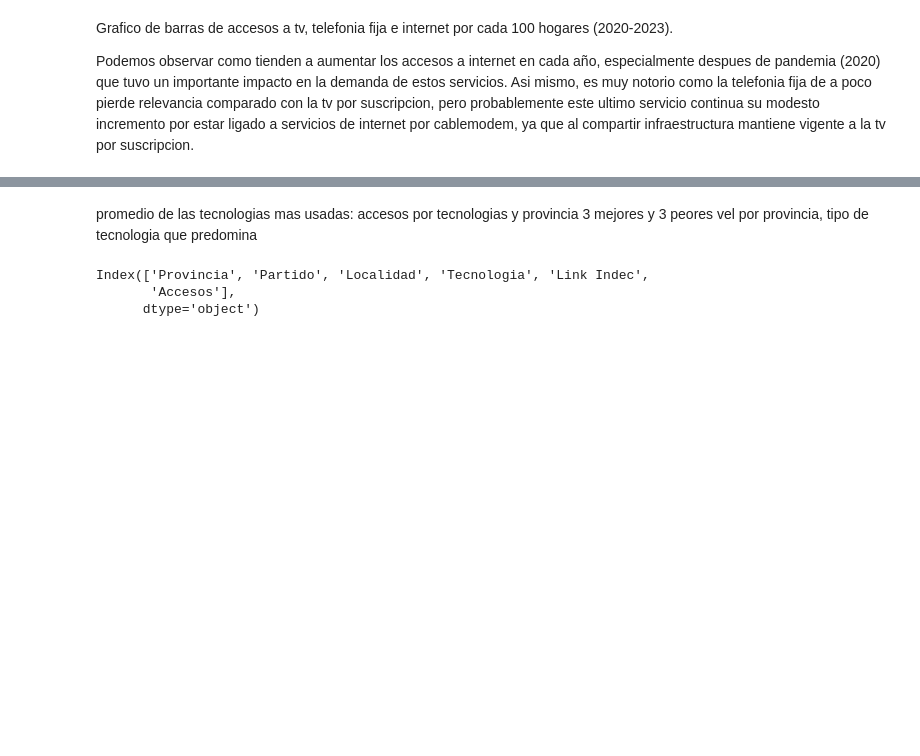
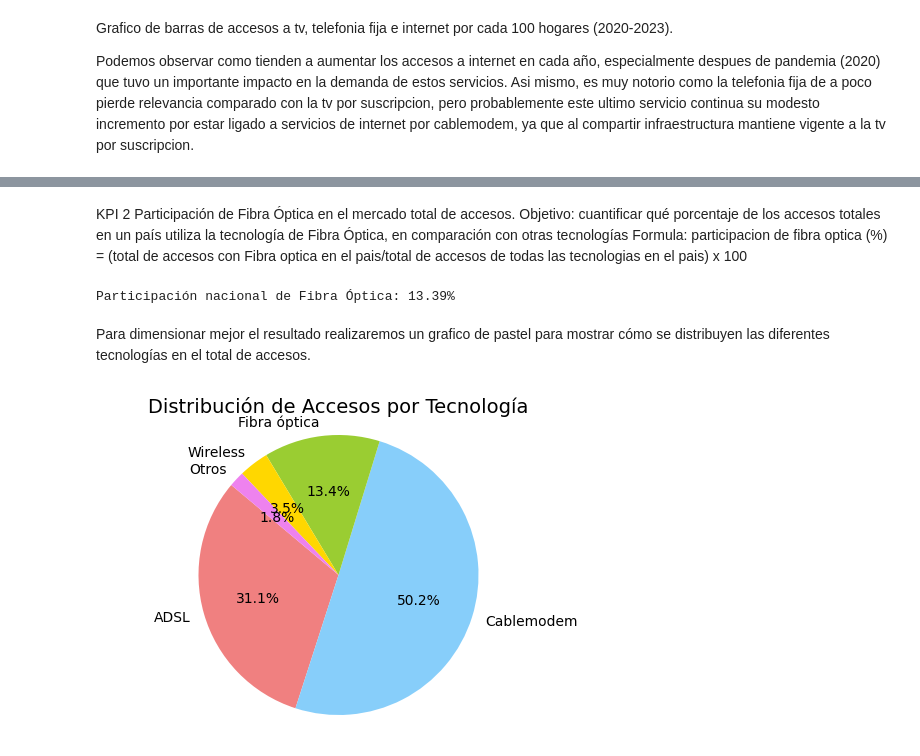
Before and after one commit to marthavasq/Proyecto-02-, a Jupyter notebook: EDA.ipynb, the cells around one changed output, grey strips where cells are left out. Cells and saved outputs as stored; diff of their text form; code cells hidden in the pictures; blank space fills up the shorter version.

```diff
--- a/EDA.ipynb
+++ b/EDA.ipynb
@@ -559,10 +557,36 @@ Cobertura de fbra optica por region: que porcentaje de acceso total a internet p
-# %% [markdown]
-promedio de las tecnologias mas usadas: accesos por tecnologias y provincia 3 mejores y 3 peores
-vel por provincia, tipo de tecnologia que predomina
-# %%
-df_accesos_tecnologia_localidad = df_dict['Accesos_tecnologia_localidad']
-df_accesos_tecnologia_localidad.columns
-# %% [output]
-Index(['Provincia', 'Partido', 'Localidad', 'Tecnologia', 'Link Indec',
-       'Accesos'],
-      dtype='object')
+# %% [markdown]
+KPI 2
+Participación de Fibra Óptica en el mercado total de accesos.
+Objetivo: cuantificar qué porcentaje de los accesos totales en un país utiliza la tecnología de Fibra Óptica, en comparación con otras tecnologías
+Formula: participacion de fibra optica (%) = (total de accesos con Fibra optica en el pais/total de accesos de todas las tecnologias en el pais) x 100
+# %%
+# Sumar los accesos con Fibra Óptica y el total general
+total_fibra = accesos_por_tecnologia['Fibra óptica'].sum()
+total_accesos = accesos_por_tecnologia['Total'].sum()
+
+# Calcular la participación de Fibra Óptica
+participacion_fibra = (total_fibra / total_accesos) * 100
+print(f"Participación nacional de Fibra Óptica: {participacion_fibra:.2f}%")
+# %% [output]
+Participación nacional de Fibra Óptica: 13.39%
+# %% [markdown]
+Para dimensionar mejor el resultado realizaremos un grafico de pastel para mostrar cómo se distribuyen las diferentes tecnologías en el total de accesos.
+# %%
+# Cálculo de totales por tecnología
+tecnologias = ['ADSL', 'Cablemodem', 'Fibra óptica', 'Wireless', 'Otros']
+totales_tecnologias = accesos_por_tecnologia[tecnologias].sum()
+
+# Crear la gráfica de pastel
+plt.figure(figsize=(6, 4))
+plt.pie(
+    totales_tecnologias,
+    labels=tecnologias,
+    autopct='%1.1f%%',
+    startangle=140,
+    colors=['lightcoral', 'lightskyblue', 'yellowgreen', 'gold', 'violet']
+)
+plt.title('Distribución de Accesos por Tecnología', fontsize=14)
+plt.axis('equal')
+plt.show()
+# %% [output]
+[figure, added]
```
Also changed, not shown: parts of 30 cells of this notebook, 5 other files.
